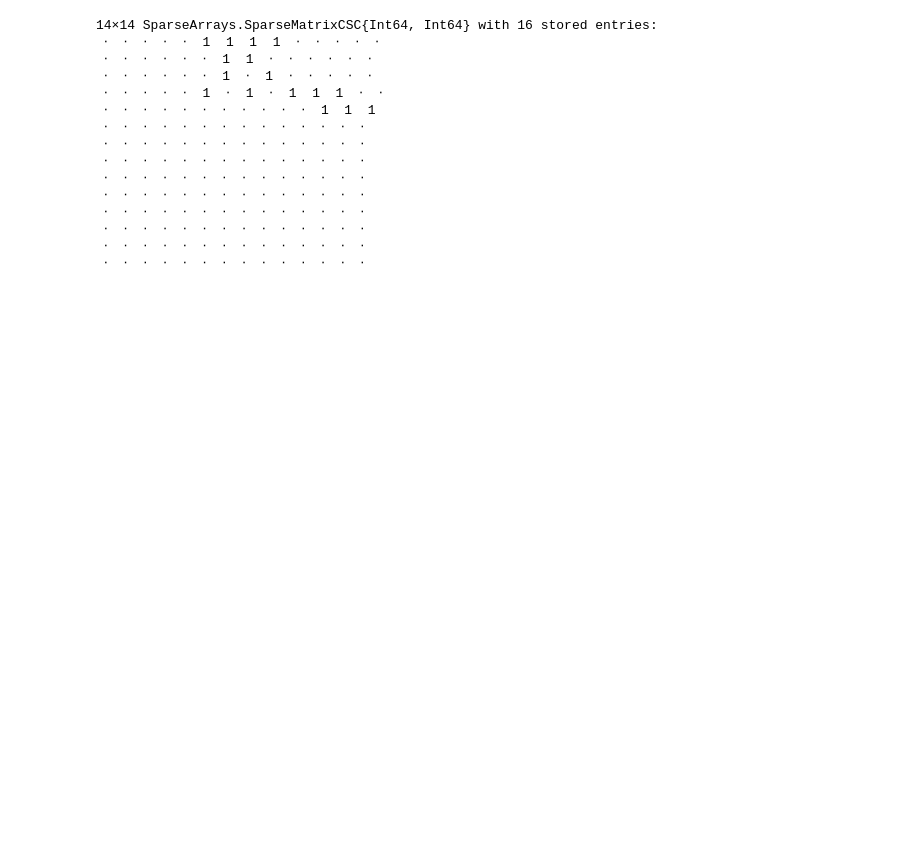
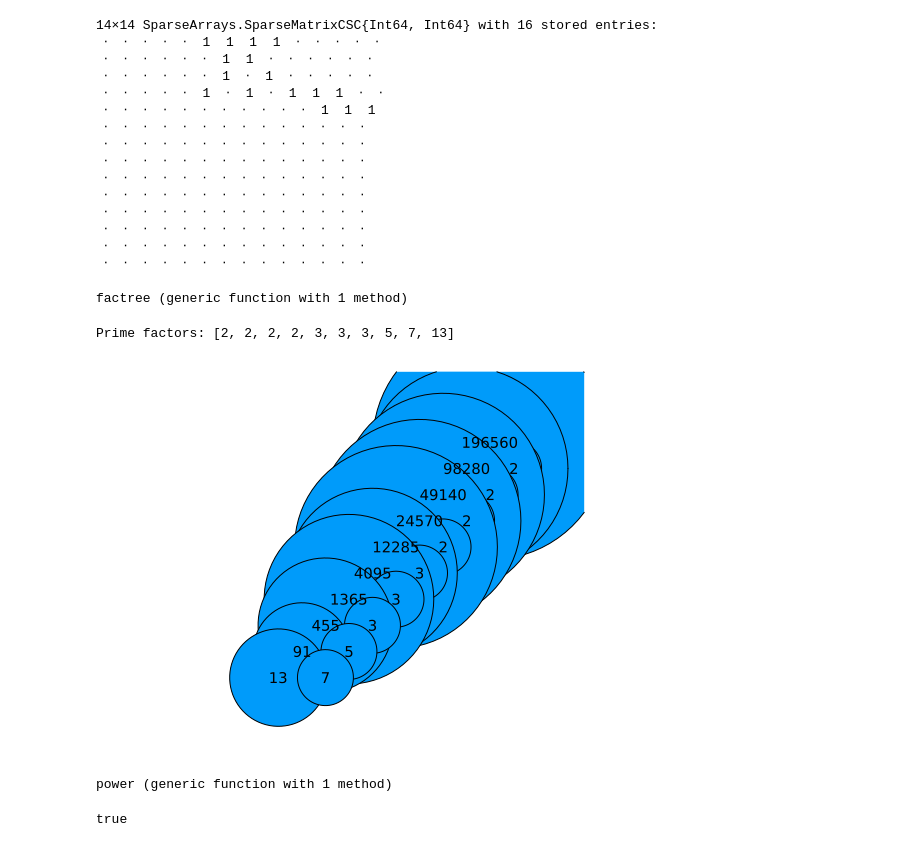
Before and after one commit to damiansp/julia, a Jupyter notebook: practical/07_diagrams_animations/07_diagrams_animations.ipynb, the cells around one changed output. Cells and saved outputs as stored; diff of their text form; code cells hidden in the pictures; blank space fills up the shorter version.

```diff
--- a/practical/07_diagrams_animations/07_diagrams_animations.ipynb
+++ b/practical/07_diagrams_animations/07_diagrams_animations.ipynb
@@ -119,3 +121,63 @@ foodchain_matrix = adjacency_matrix(foodchain)
  ⋅  ⋅  ⋅  ⋅  ⋅  ⋅  ⋅  ⋅  ⋅  ⋅  ⋅  ⋅  ⋅  ⋅
  ⋅  ⋅  ⋅  ⋅  ⋅  ⋅  ⋅  ⋅  ⋅  ⋅  ⋅  ⋅  ⋅  ⋅
  ⋅  ⋅  ⋅  ⋅  ⋅  ⋅  ⋅  ⋅  ⋅  ⋅  ⋅  ⋅  ⋅  ⋅
+# %%
+function factree(n)
+    factors = factor(Vector, n)
+    lf = length(factors)
+    if lf == 1
+        println("$n is prime")
+        return
+    end
+    names = [n; n ÷ factors[1]; factors[1]]
+    for f in factors[2:end - 1]
+        push!(names, names[end - 1] ÷ f, f)
+    end
+    ln = length(names)
+    a = zeros(ln, ln)
+    println("Prime factors: $factors")
+    j = 1
+    i = 1
+    a[1, 2] = 1
+    a[1, 3] = 1
+    for i in 2:2:ln - 3
+        a[i, i + 2] = 1
+        a[i, i + 3] = 1
+    end
+    graphplot(
+        a;
+        nodeshape=:circle,
+        nodesize=0.12 + log10(n) * 0.1,
+        axis_buffer=0.3,
+        curves=true,
+        color=:black,
+        linewidth=2,
+        names=names,
+        fontsize=10,
+        method=:buchheim)
+end
+# %% [output]
+factree (generic function with 1 method)
+# %%
+ps = [2, 3, 5, 7, 11, 13]
+w = [1/2, 1/3, 1/5, 1/7, 1/11, 1/13]
+w /= sum(w)
+n = prod(StatsBase.sample(ps, Weights(w), 10))
+factree(n)
+# %% [output]
+Prime factors: [2, 2, 2, 2, 3, 3, 3, 5, 7, 13]
+[figure, added]
+# %%
+function power(n)
+    return function(x)
+        x^n
+    end
+end
+# %% [output]
+power (generic function with 1 method)
+# %%
+p = power(5)
+q = x -> x^5
+p(4) == q(4) == 4^5
+# %% [output]
+true
```
Also changed, not shown: parts of 3 cells of this notebook.
